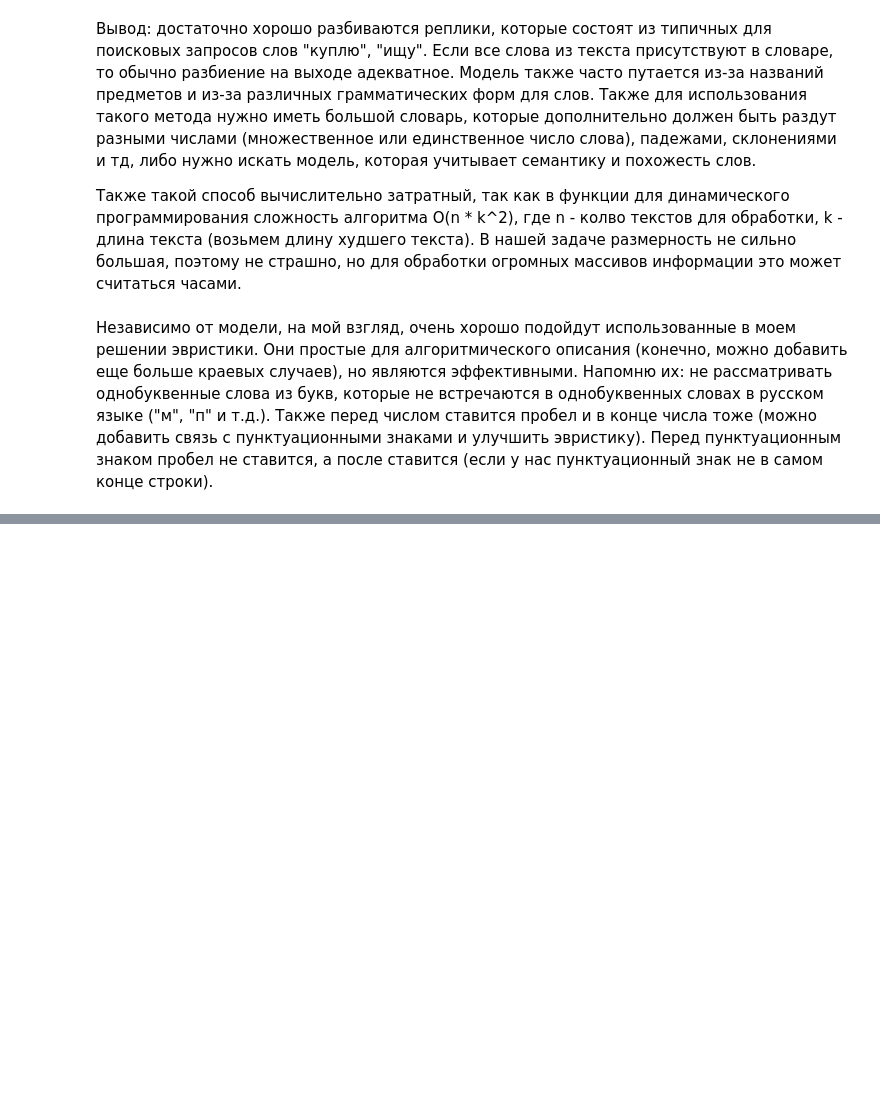
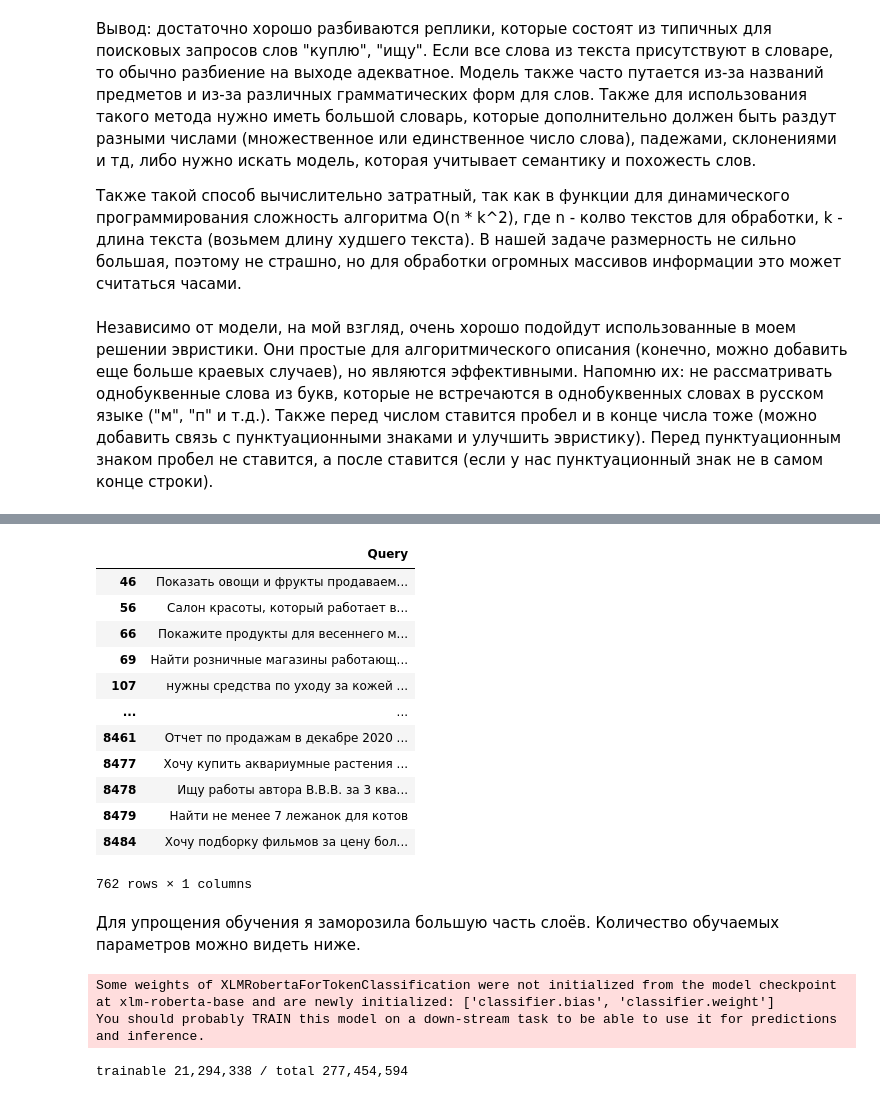
Before and after one commit to dbelogortseva/Avito_test_task, a Jupyter notebook: test_task.ipynb, the cells around one changed output, grey strips where cells are left out. Drawn from its saved outputs; the diff is of its cells as text; code cells hidden in the pictures; blank space fills up the shorter version.

Commit message:
add model2

```diff
--- a/test_task.ipynb
+++ b/test_task.ipynb
@@ -379,0 +510,30 @@ df_save.to_csv("output.csv", index=False, encoding="utf-8")
+# %%
+good_categories = [
+    "Pet Supplies",
+    "Retail Stores (Online and Offline)",
+    "Books and Media",
+    "Food and Grocery",
+    "Health and Beauty",
+    "Toys and games",
+    "Electronics"
+]
+
+df_roberta = df[df["category"].isin(good_categories)]
+df_roberta = df_roberta.drop(columns="Parsed")
+df_roberta = df_roberta.drop(columns="category")
+# %%
+df_roberta
+# %% [output]
+|  | Query |
+| 46 | Показать овощи и фрукты продаваем... |
+| 56 | Салон красоты, который работает в... |
+| 66 | Покажите продукты для весеннего м... |
+| 69 | Найти розничные магазины работающ... |
+| 107 | нужны средства по уходу за кожей ... |
+| ... | ... |
+| 8461 | Отчет по продажам в декабре 2020 ... |
+| 8477 | Хочу купить аквариумные растения ... |
+| 8478 | Ищу работы автора В.В.В. за 3 ква... |
+| 8479 | Найти не менее 7 лежанок для котов |
+| 8484 | Хочу подборку фильмов за цену бол... |
+762 rows × 1 columns
@@ -379,0 +549,29 @@ df_save.to_csv("output.csv", index=False, encoding="utf-8")
+# %% [markdown]
+Для упрощения обучения я заморозила большую часть слоёв. Количество обучаемых параметров можно видеть ниже.
+# %%
+model = AutoModelForTokenClassification.from_pretrained(
+    "xlm-roberta-base", num_labels=2, id2label=id2label, label2id=label2id
+)
+
+for p in model.roberta.parameters():
+    p.requires_grad = False
+
+K = 3
+for layer in model.roberta.encoder.layer[-K:]:
+    for p in layer.parameters():
+        p.requires_grad = True
+
+for p in model.classifier.parameters():
+    p.requires_grad = True
+
+for name, p in model.named_parameters():
+    if "layernorm" in name.lower() or "LayerNorm" in name:
+        p.requires_grad = True
+
+trainable = sum(p.numel() for p in model.parameters() if p.requires_grad)
+total = sum(p.numel() for p in model.parameters())
+print(f"trainable {trainable:,} / total {total:,}")
+# %% [output]
+Some weights of XLMRobertaForTokenClassification were not initialized from the model checkpoint at xlm-roberta-base and are newly initialized: ['classifier.bias', 'classifier.weight']
+You should probably TRAIN this model on a down-stream task to be able to use it for predictions and inference.
+trainable 21,294,338 / total 277,454,594
```
Also changed, not shown: parts of 31 cells of this notebook.
